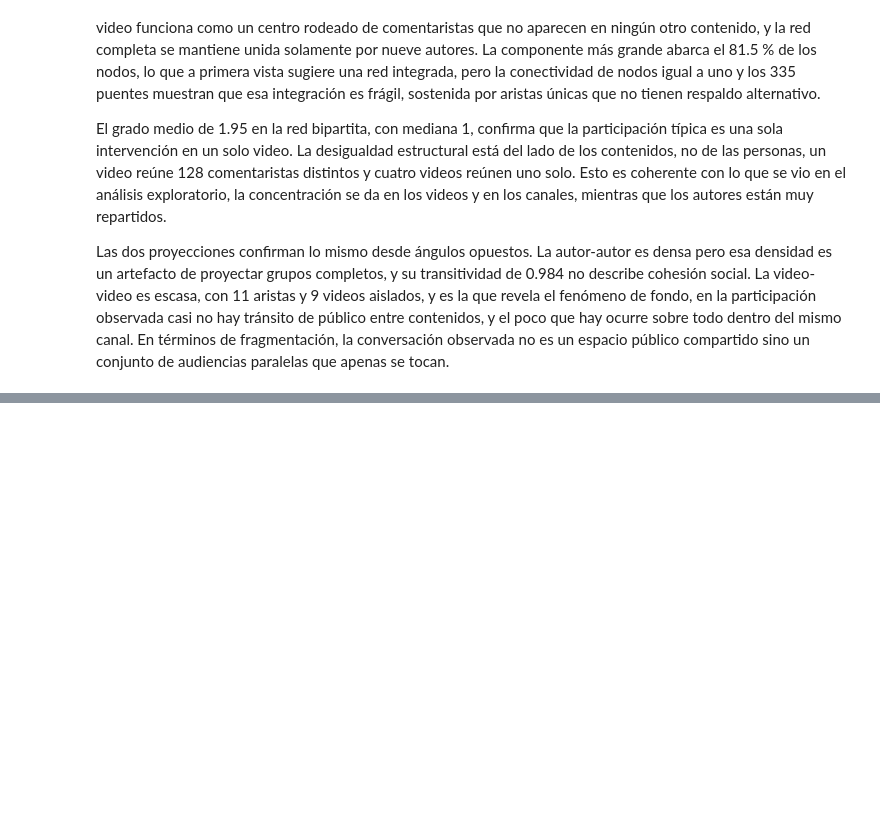
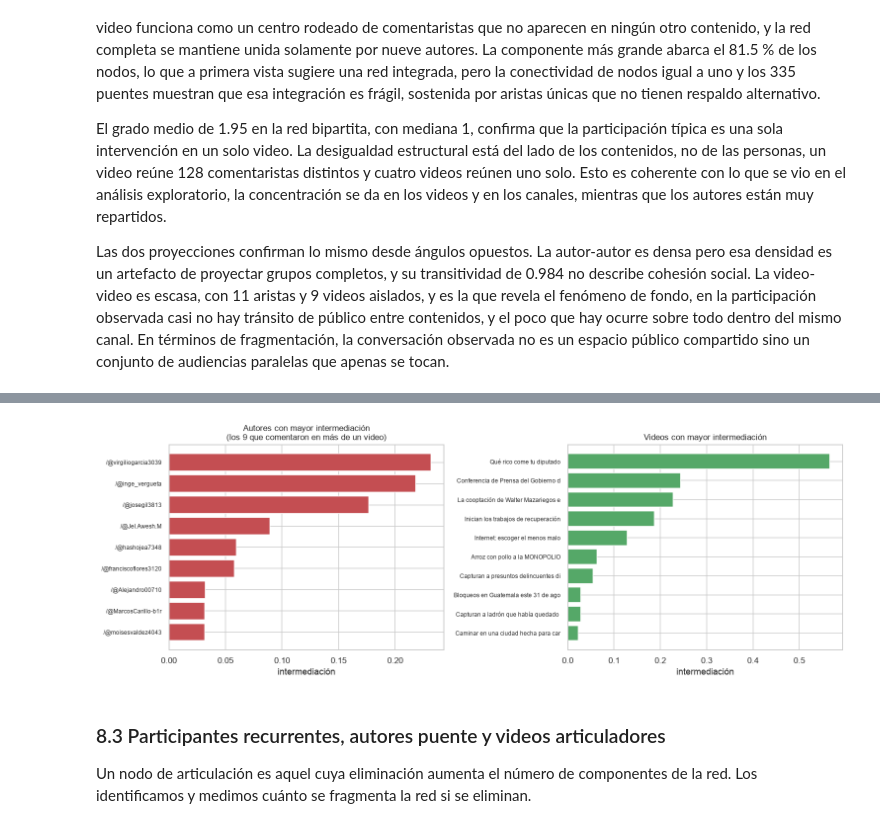
Before and after one commit to Fercho1118/Lab6_DS, a Jupyter notebook: notebooks/lab6.ipynb, the cells around one changed output, grey strips where cells are left out. Drawn from its saved outputs; the diff is of its cells as text; code cells hidden in the pictures; blank space fills up the shorter version.

Commit message:
Ejercicio 8: medidas de centralidad, autores puente y videos articuladores

```diff
--- a/notebooks/lab6.ipynb
+++ b/notebooks/lab6.ipynb
@@ -1696,0 +1766,8 @@ público compartido sino un conjunto de audiencias paralelas que apenas se tocan
+# %%
+autores_c = centralidad[centralidad["tipo"] == "autor"]
+print("AUTORES: los 10 de mayor intermediación")
+print(autores_c.nlargest(10, "intermediacion")[
+    ["etiqueta", "grado", "fuerza", "intermediacion", "cercania"]].round(4).to_string(index=False))
+print("\nAUTORES: los 5 de mayor PageRank (pesa la insistencia en un mismo video)")
+print(autores_c.nlargest(5, "pagerank")[
+    ["etiqueta", "grado", "fuerza", "pagerank", "intermediacion"]].round(4).to_string(index=False))
@@ -1696,0 +1795,6 @@ público compartido sino un conjunto de audiencias paralelas que apenas se tocan
+# %%
+videos_c = centralidad[centralidad["tipo"] == "video"]
+print("VIDEOS: ordenados por intermediación")
+print(videos_c.nlargest(10, "intermediacion")[
+    ["etiqueta", "grado", "fuerza", "intermediacion", "cercania", "vector_propio"]]
+    .round(4).to_string(index=False))
@@ -1696,0 +1837,25 @@ público compartido sino un conjunto de audiencias paralelas que apenas se tocan
+# %%
+fig, axes = plt.subplots(1, 2, figsize=(14, 5))
+
+top_aut = autores_c.nlargest(9, "intermediacion").iloc[::-1]
+axes[0].barh(top_aut["etiqueta"], top_aut["intermediacion"], color="#C44E52")
+axes[0].set_title("Autores con mayor intermediación\n(los 9 que comentaron en más de un video)")
+axes[0].set_xlabel("intermediación")
+axes[0].tick_params(axis="y", labelsize=8)
+
+top_vid = videos_c.nlargest(10, "intermediacion").iloc[::-1]
+axes[1].barh([t[:36] for t in top_vid["etiqueta"]], top_vid["intermediacion"],
+             color="#55A868")
+axes[1].set_title("Videos con mayor intermediación")
+axes[1].set_xlabel("intermediación")
+axes[1].tick_params(axis="y", labelsize=8)
+
+plt.tight_layout()
+plt.show()
+# %% [output]
+[figure, added]
+# %% [markdown]
+### 8.3 Participantes recurrentes, autores puente y videos articuladores
+
+Un nodo de articulación es aquel cuya eliminación aumenta el número de componentes de la
+red. Los identificamos y medimos cuánto se fragmenta la red si se eliminan.
```
Also changed, not shown: parts of 14 cells of this notebook, 1 other file.
